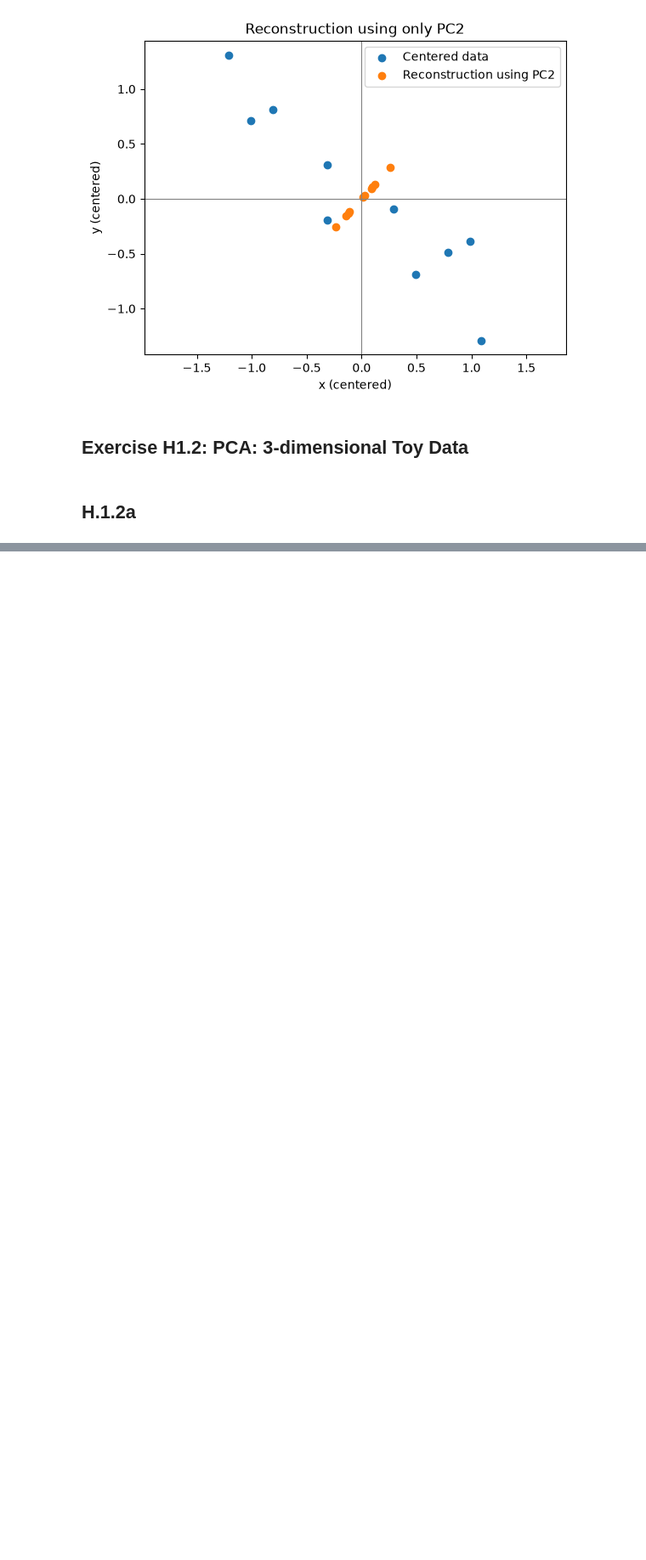
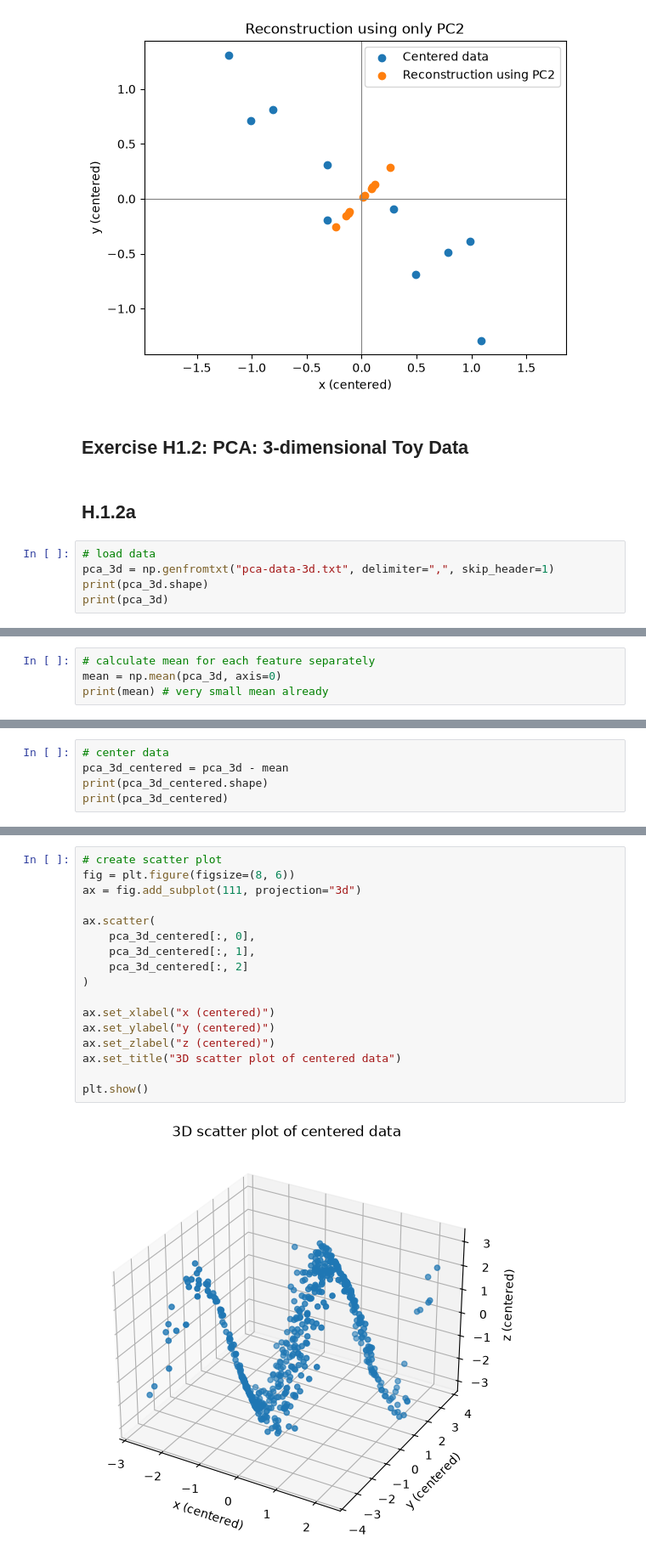
Before and after one commit to moritzeckardt/tub-machine-intelligence-2, a Jupyter notebook: exercise1/exercise1.ipynb, the cells around one changed output, grey strips where cells are left out. Shown at 85% size. Drawn from its saved outputs; the diff is of its cells as text; blank space fills up the shorter version.

```diff
--- a/exercise1/exercise1.ipynb
+++ b/exercise1/exercise1.ipynb
@@ -234,3 +261,8 @@ plt.show()
 ## Exercise H1.2: PCA: 3-dimensional Toy Data
 # %% [markdown]
 ## H.1.2a
+# %%
+# load data
+pca_3d = np.genfromtxt("pca-data-3d.txt", delimiter=",", skip_header=1)
+print(pca_3d.shape)
+print(pca_3d)
@@ -236,0 +278,4 @@ plt.show()
+# %%
+# calculate mean for each feature separately
+mean = np.mean(pca_3d, axis=0)
+print(mean) # very small mean already
@@ -236,0 +284,5 @@ plt.show()
+# %%
+# center data
+pca_3d_centered = pca_3d - mean
+print(pca_3d_centered.shape)
+print(pca_3d_centered)
@@ -236,0 +298,19 @@ plt.show()
+# %%
+# create scatter plot
+fig = plt.figure(figsize=(8, 6))
+ax = fig.add_subplot(111, projection="3d")
+
+ax.scatter(
+    pca_3d_centered[:, 0],
+    pca_3d_centered[:, 1],
+    pca_3d_centered[:, 2]
+)
+
+ax.set_xlabel("x (centered)")
+ax.set_ylabel("y (centered)")
+ax.set_zlabel("z (centered)")
+ax.set_title("3D scatter plot of centered data")
+
+plt.show()
+# %% [output]
+[figure, added]
```
Also changed, not shown: parts of 26 cells of this notebook, 1 other file.
